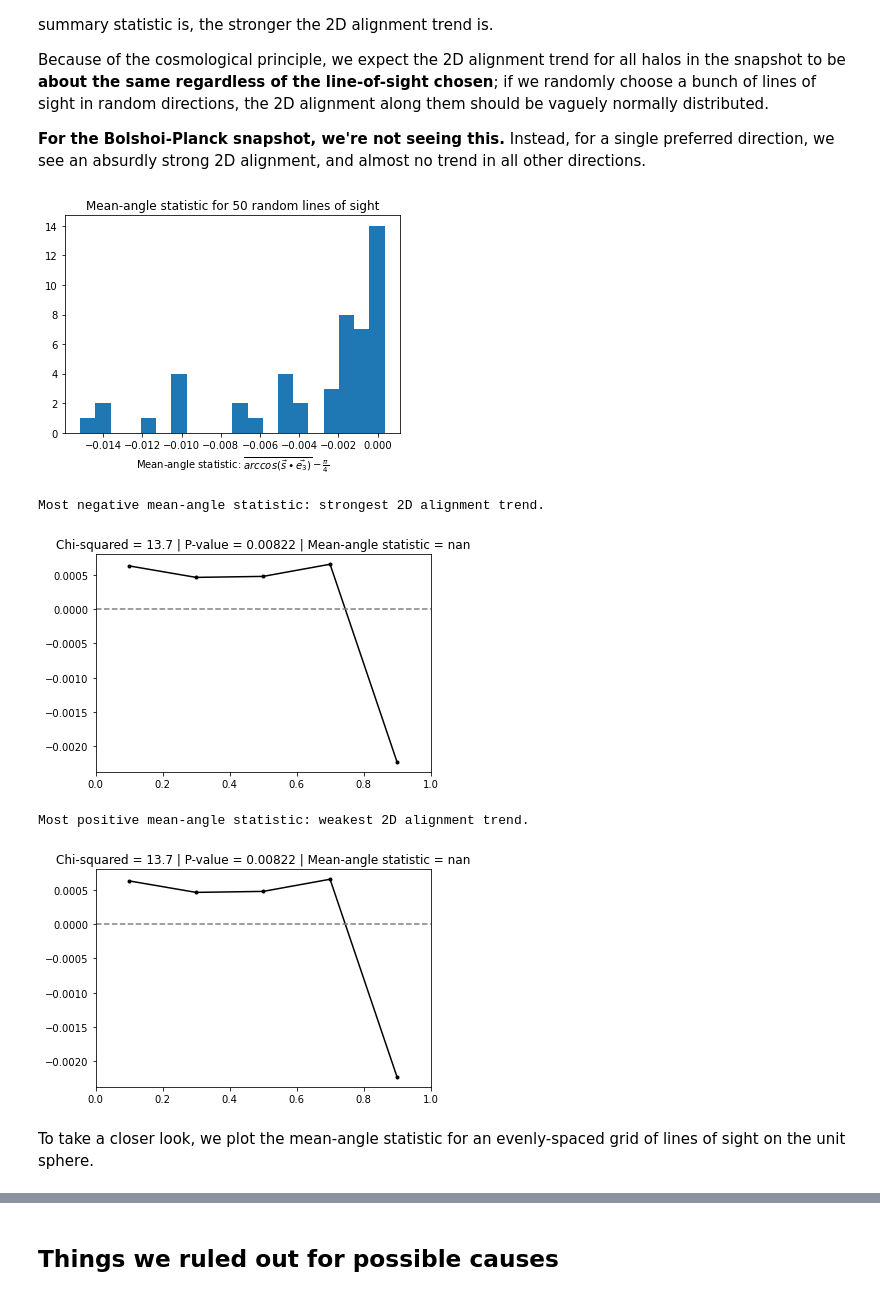
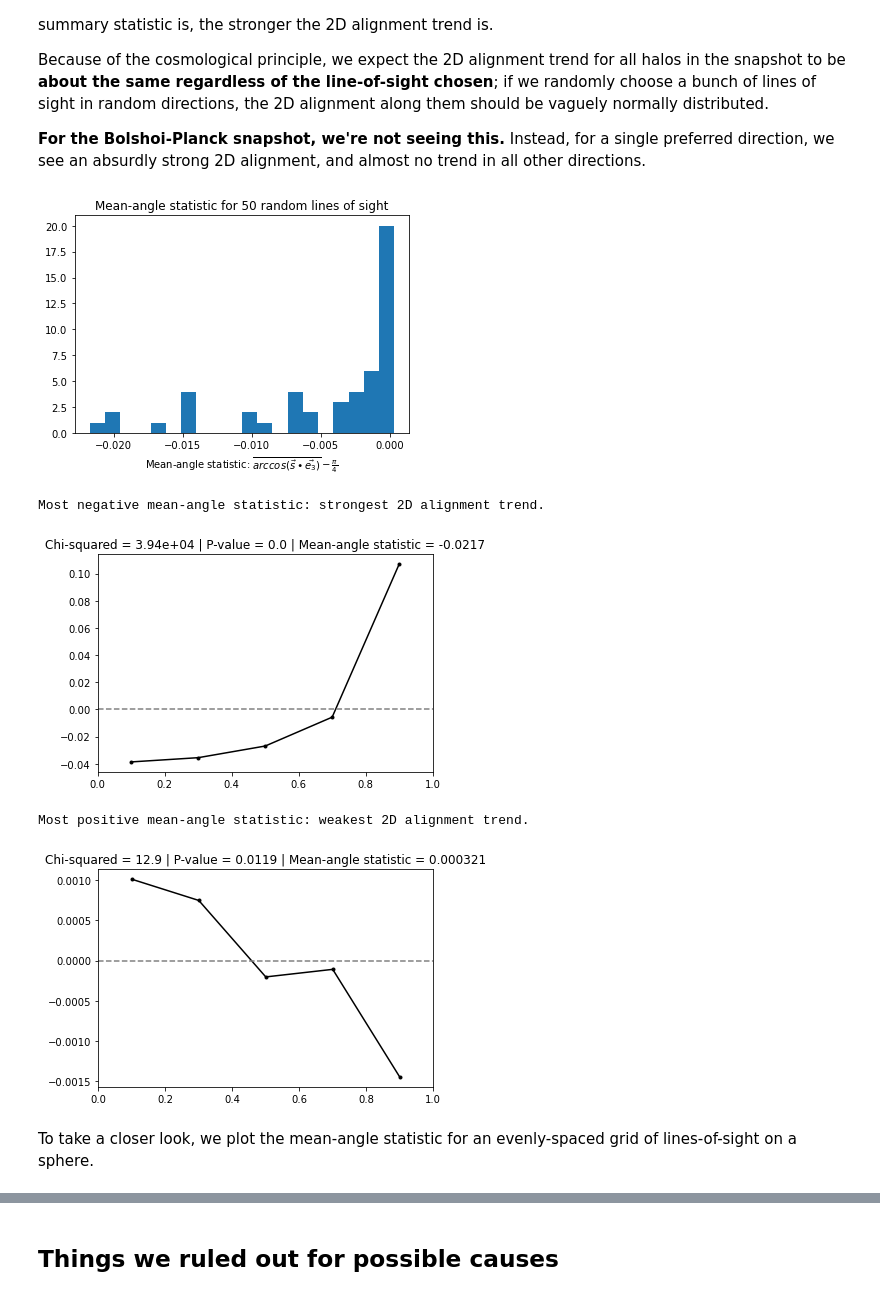
Before and after one commit to bzh-bzh/bolshoip-alignment-demo, a Jupyter notebook: 2D Alignment Anisotropy Demo.ipynb, the cells around one changed output, grey strips where cells are left out. Saved outputs shown, nothing was run; the diff lists cells and outputs as text; code cells hidden in the pictures.

Commit message:
Fix weakest/strongest alignment figures, and edit some explanations.

```diff
--- a/2D Alignment Anisotropy Demo.ipynb
+++ b/2D Alignment Anisotropy Demo.ipynb
@@ -25,5 +25,5 @@ The halo catalogs are paired with the corresponding dark matter binned density f
 # %%
-z2_5 = False
+z2_5 = True
 
 if z2_5:
     HALO_CAT_PATH = 'data/hlist_0.28850.list'
@@ -270,7 +270,7 @@ for _ in range(N_LOS):
     proj_dot = dot_product(proj_e3, proj_shapes)
     proj_dot = proj_dot[~np.isnan(proj_dot)]
 
-    random_los_mean_angle.append(np.mean(np.arccos(proj_dot)) - np.pi / 4)
+    random_los_mean_angle.append(np.nanmean(np.arccos(proj_dot)) - np.pi / 4)
     random_los_dot.append(proj_dot)
 # %%
 plt.hist(random_los_mean_angle, bins=20)
@@ -278,7 +278,7 @@ plt.xlabel(r'Mean-angle statistic: $\overline{arccos(\vec{s} \bullet \vec{e_3})}
 plt.title(f'Mean-angle statistic for {N_LOS} random lines of sight')
 plt.savefig(f'{FIGURE_PATH}/01-meanangle-random-los.png')
 # %% [output]
-[figure, old version]
+[figure, new version]
 # %%
 def plot_2d_alignment(dot_products, n_bins=5):
     # s is the size of the sample to draw.
@@ -298,25 +298,28 @@ def plot_2d_alignment(dot_products, n_bins=5):
 
     # Compute chi-squared against non-uniform null distribution.
     chi_sq, chi_sq_pval = scipy.stats.chisquare(np.histogram(dot_products, bins=n_bins)[0], f_exp=null_num / n_bins * len(dot_products))
-    plt.title(f'Chi-squared = {chi_sq:.3} | P-value = {chi_sq_pval:.3} | Mean-angle statistic = {np.mean(np.arccos(dot_products)) - np.pi/4:.3}')
+    plt.title(f'Chi-squared = {chi_sq:.3} | P-value = {chi_sq_pval:.3} | Mean-angle statistic = {np.nanmean(np.arccos(dot_products)) - np.pi/4:.3}')
 # %%
 # Plot most negative and least negative mean-angles' 2D alignment histograms.
 print('Most negative mean-angle statistic: strongest 2D alignment trend.')
 plot_2d_alignment(random_los_dot[np.argmin(random_los_mean_angle)])
 plt.savefig(f'{FIGURE_PATH}/02-strongest-2d-align.png')
 
 plt.show()
 
+plt.cla()
+
 print('Most positive mean-angle statistic: weakest 2D alignment trend.')
 plot_2d_alignment(random_los_dot[np.argmax(random_los_mean_angle)])
 plt.savefig(f'{FIGURE_PATH}/03-weakest-2d-align.png')
+plt.show()
 # %% [output]
 Most negative mean-angle statistic: strongest 2D alignment trend.
-[figure, old version]
+[figure, new version]
 Most positive mean-angle statistic: weakest 2D alignment trend.
-[figure, old version]
+[figure, new version]
 # %% [markdown]
-To take a closer look, we plot the mean-angle statistic for an evenly-spaced grid of lines of sight on the unit sphere.
+To take a closer look, we plot the mean-angle statistic for an evenly-spaced grid of lines-of-sight on a sphere.
 # %%
 np.random.seed(42)
 MAP_NSIDE = 8
```
Also changed, not shown: parts of 19 cells of this notebook, 3 other files.
